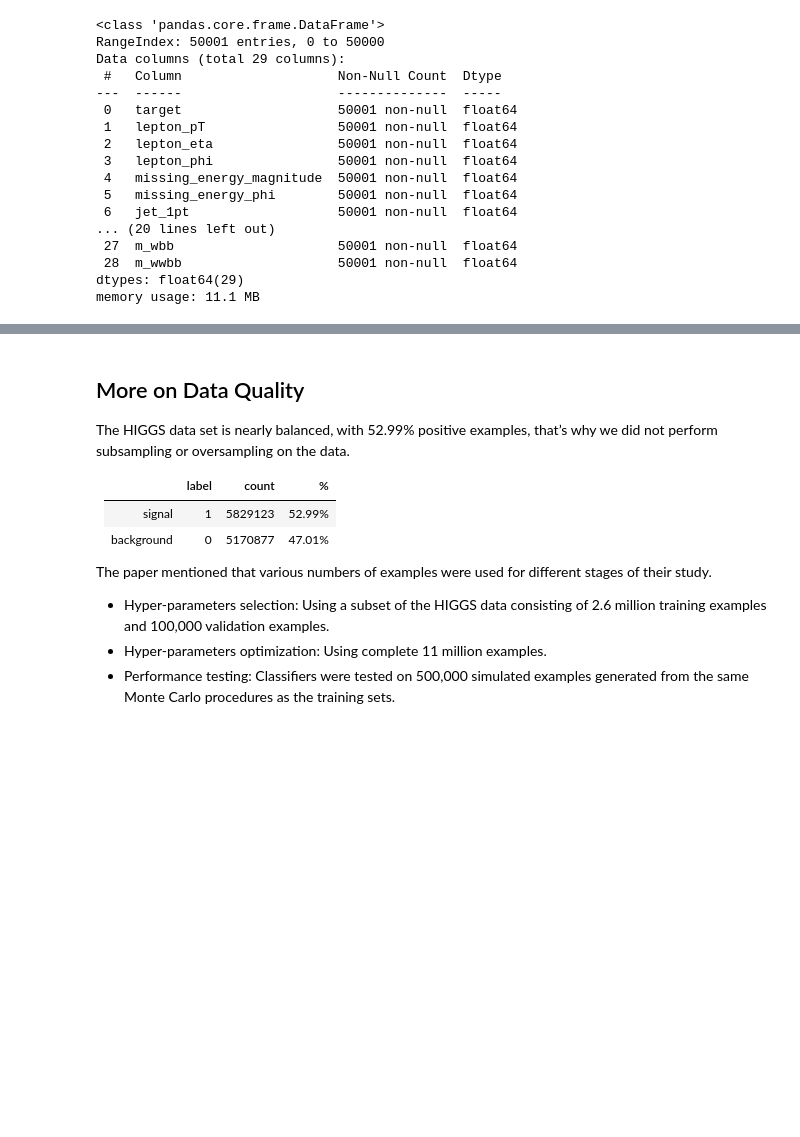
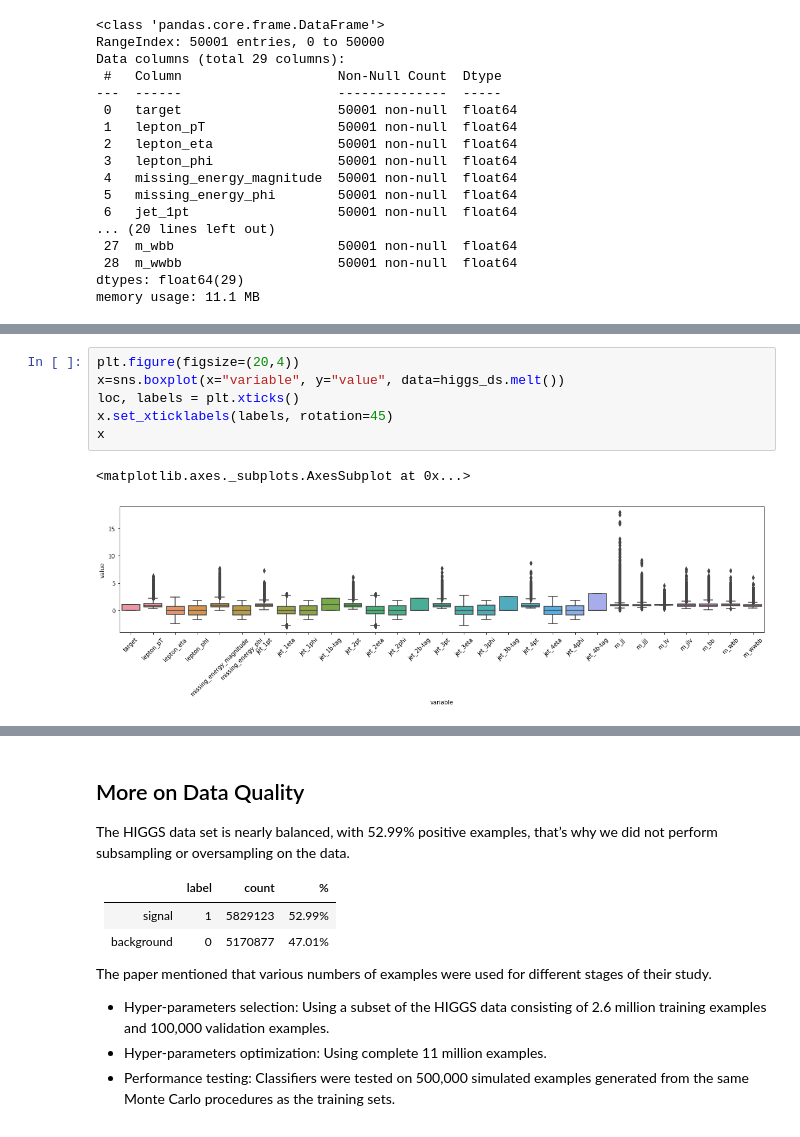
Before and after one commit to sachinac/MSDS7333, a Jupyter notebook: case_study06/msds_qtw_case_study06.ipynb, the cells around one changed output, grey strips where cells are left out. Cells and saved outputs as stored; diff of their text form; blank space fills up the shorter version.

```diff
--- a/case_study06/msds_qtw_case_study06.ipynb
+++ b/case_study06/msds_qtw_case_study06.ipynb
@@ -107,0 +114,9 @@ memory usage: 11.1 MB
+# %%
+plt.figure(figsize=(20,4))
+x=sns.boxplot(x="variable", y="value", data=higgs_ds.melt())
+loc, labels = plt.xticks()
+x.set_xticklabels(labels, rotation=45)
+x
+# %% [output]
+<matplotlib.axes._subplots.AxesSubplot at 0x...>
+[figure, added]
```
Also changed, not shown: parts of 6 cells of this notebook.
